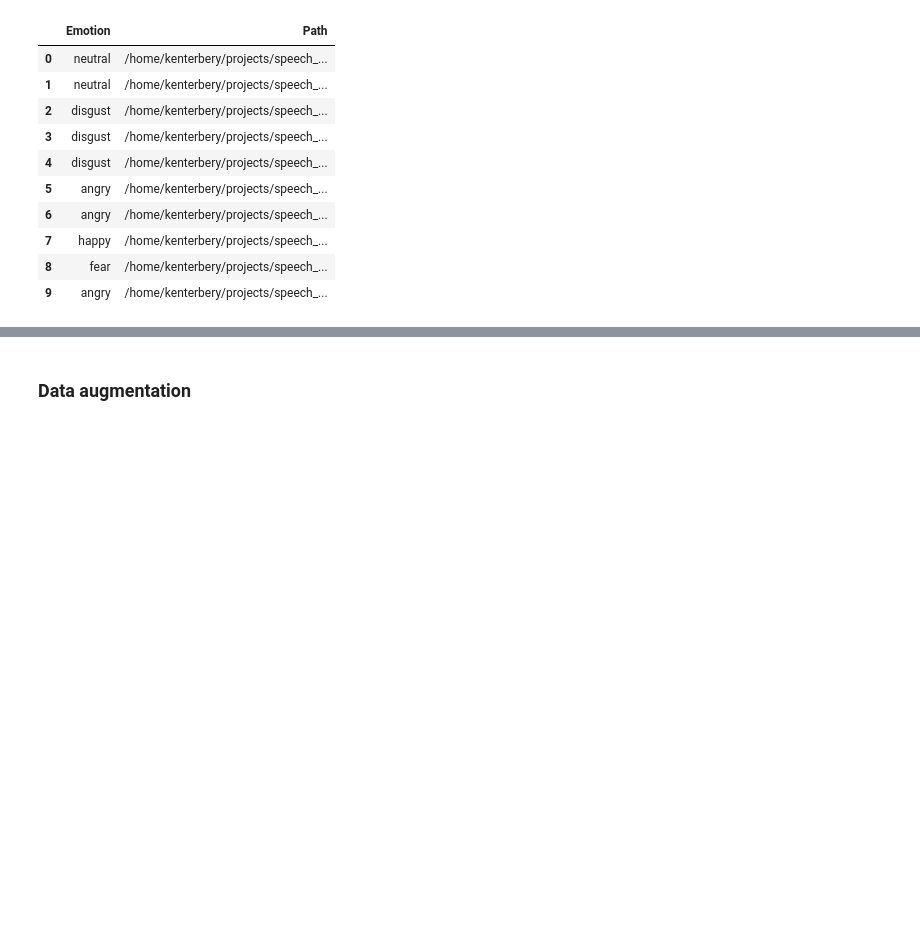
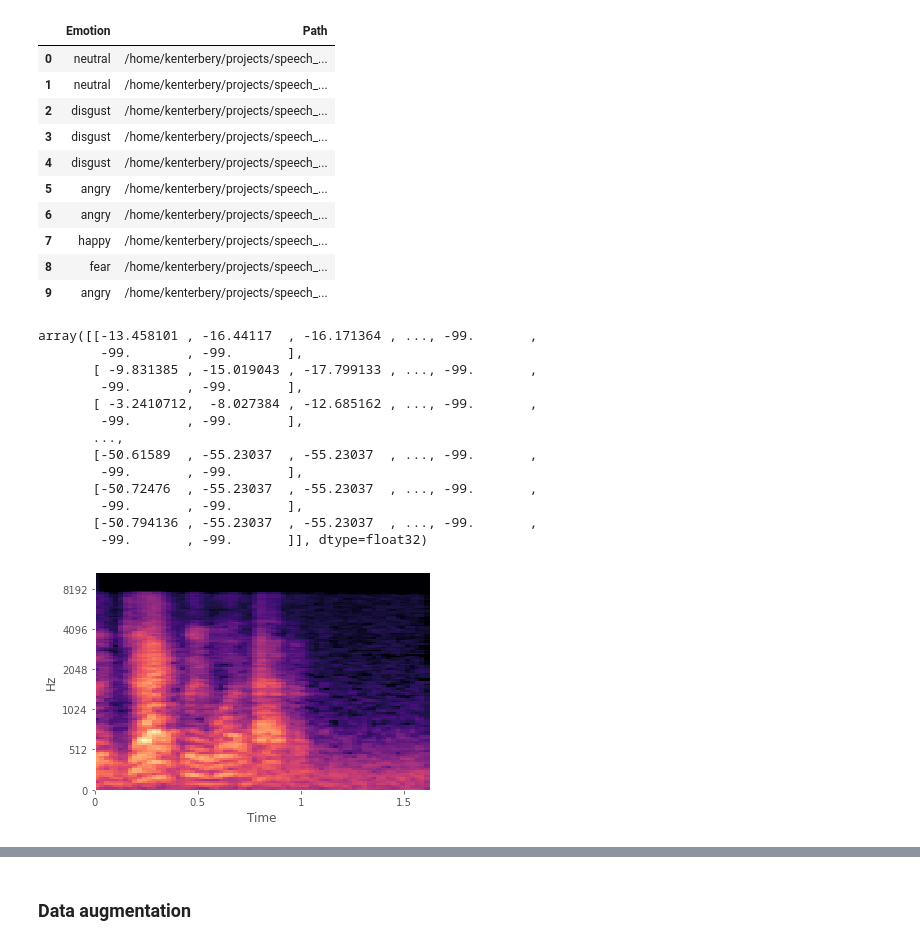
Before and after one commit to Kenterbery/speech_emotion_recognition, a Jupyter notebook: feature_extractor.ipynb, the cells around one changed output, grey strips where cells are left out. Cells and saved outputs as stored; diff of their text form; code cells hidden in the pictures; blank space fills up the shorter version.

```diff
--- a/feature_extractor.ipynb
+++ b/feature_extractor.ipynb
@@ -190,8 +190,8 @@ df.head(10)
 | 9 | angry | /home/kenterbery/projects/speech_... |
 # %%
 def create_spectrogram_plot(data, output_path):
-    X = librosa.stft(data)
-    Xdb = librosa.amplitude_to_db(abs(X), ref=np.max)
+    # X = librosa.stft(data)
+    # Xdb = librosa.amplitude_to_db(abs(X), ref=np.max)
 
     # For plotting headlessly
     from matplotlib.backends.backend_agg import FigureCanvasAgg as FigureCanvas
@@ -208,16 +208,38 @@ def create_spectrogram_plot(data, output_path):
     fig.savefig(output_path,  bbox_inches='tight', pad_inches=0)
 #
 #
-# def create_spectrogram_plot(data, sr):
-#     X = librosa.stft(data)
-#     Xdb = librosa.amplitude_to_db(abs(X), ref=np.max)
-#
-#     # For plotting headlessly
-#     plt.grid(False)
-#     librosa.display.specshow(Xdb, sr=sr, cmap="gray_r")
+def create_spectrogram(data, sr):
+    X = librosa.stft(data)
+    Xdb = librosa.amplitude_to_db(abs(X), ref=np.max)
+
+    return Xdb
+
+def create_mel_spectrogram(data, sr):
+    melspec = librosa.feature.melspectrogram(data, sr=sr, n_mels=128)
+    melspec = librosa.power_to_db(melspec).astype(np.float32)
+
+    return melspec
 # %%
-path = np.array(df["Path"][df["Emotion"] == "happy"])[540]
+path = np.array(df["Path"][df["Emotion"] == "happy"])[555]
 
 data, sample_rate = librosa.load(path, duration=3, offset=0.6)
-# create_spectrogram(data, sample_rate, "happy")
-create_spectrogram_plot(data, "spectrograms/2.png")
+mel = create_mel_spectrogram(data, sample_rate)
+librosa.display.specshow(mel, x_axis="time", y_axis="mel", sr=sample_rate, cmap="magma")
+target = np.zeros((128, 150), dtype=mel.dtype)
+t = np.pad(mel, ((0,0),(0,3)), mode='constant', constant_values=-99)
+t
+# %% [output]
+array([[-13.458101 , -16.44117  , -16.171364 , ..., -99.       ,
+        -99.       , -99.       ],
+       [ -9.831385 , -15.019043 , -17.799133 , ..., -99.       ,
+        -99.       , -99.       ],
+       [ -3.2410712,  -8.027384 , -12.685162 , ..., -99.       ,
+        -99.       , -99.       ],
+       ...,
+       [-50.61589  , -55.23037  , -55.23037  , ..., -99.       ,
+        -99.       , -99.       ],
+       [-50.72476  , -55.23037  , -55.23037  , ..., -99.       ,
+        -99.       , -99.       ],
+       [-50.794136 , -55.23037  , -55.23037  , ..., -99.       ,
+        -99.       , -99.       ]], dtype=float32)
+[figure, added]
```
Also changed, not shown: parts of 1 cell of this notebook, 1 other file.
